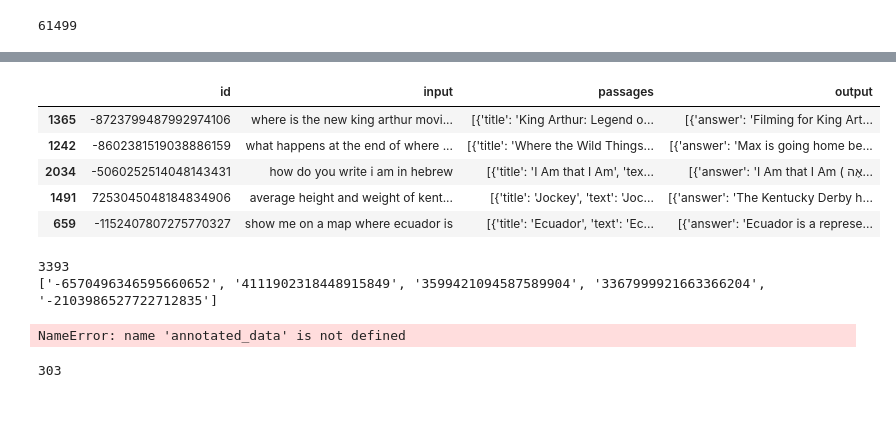
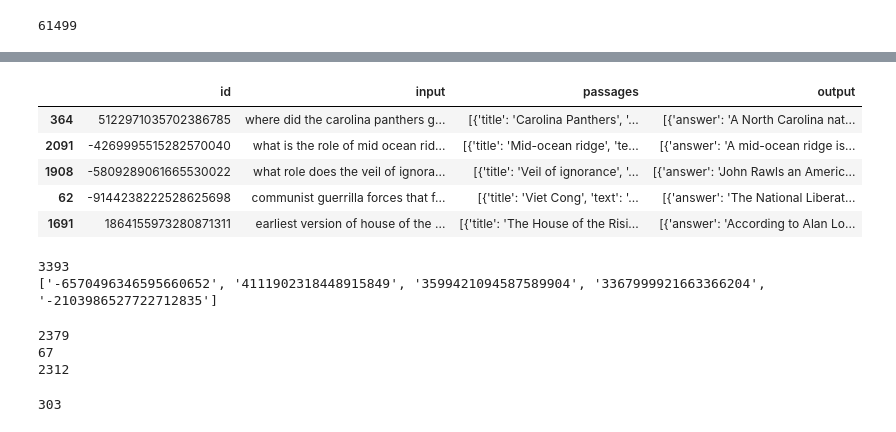
Before and after one commit to primeqa/primeqa, a Jupyter notebook: notebooks/lfqa/generate_appen_data.ipynb, the cells around one changed output, grey strips where cells are left out. Cells and saved outputs as stored; diff of their text form; code cells hidden in the pictures.

Commit message:
data updates and retrieval

```diff
--- a/notebooks/lfqa/generate_appen_data.ipynb
+++ b/notebooks/lfqa/generate_appen_data.ipynb
@@ -189,16 +260,16 @@ NameError: name 'train_data' is not defined
 # %%
 # load final data and split into train and dev
 import pandas as pd
 
-annotated_data = pd.read_json("/dccstor/srosent2/generative/appen/NQ_formatted_answered_multiple-9.15.23.json", dtype={'id':str}, lines=True)
+annotated_data = pd.read_json("/dccstor/srosent2/generative/appen/NQ_formatted_answered_multiple-11.16.23.json", dtype={'id':str}, lines=True)
 annotated_data.sample(5)
 # %% [output]
 |  | id | input | passages | output |
-| 1365 | -8723799487992974106 | where is the new king arthur movi... | [{'title': 'King Arthur: Legend o... | [{'answer': 'Filming for King Art... |
-| 1242 | -8602381519038886159 | what happens at the end of where ... | [{'title': 'Where the Wild Things... | [{'answer': 'Max is going home be... |
-| 2034 | -5060252514048143431 | how do you write i am in hebrew | [{'title': 'I Am that I Am', 'tex... | [{'answer': 'I Am that I Am ( אֶה... |
-| 1491 | 7253045048184834906 | average height and weight of kent... | [{'title': 'Jockey', 'text': 'Joc... | [{'answer': 'The Kentucky Derby h... |
-| 659 | -1152407807275770327 | show me on a map where ecuador is | [{'title': 'Ecuador', 'text': 'Ec... | [{'answer': 'Ecuador is a represe... |
+| 364 | 5122971035702386785 | where did the carolina panthers g... | [{'title': 'Carolina Panthers', '... | [{'answer': 'A North Carolina nat... |
+| 2091 | -4269995515282570040 | what is the role of mid ocean rid... | [{'title': 'Mid-ocean ridge', 'te... | [{'answer': 'A mid-ocean ridge is... |
+| 1908 | -5809289061665530022 | what role does the veil of ignora... | [{'title': 'Veil of ignorance', '... | [{'answer': 'John Rawls an Americ... |
+| 62 | -9144238222528625698 | communist guerrilla forces that f... | [{'title': 'Viet Cong', 'text': '... | [{'answer': 'The National Liberat... |
+| 1691 | 1864155973280871311 | earliest version of house of the ... | [{'title': 'The House of the Risi... | [{'answer': 'According to Alan Lo... |
 # %%
 dev_ids = []
 
@@ -214,14 +285,16 @@ print(dev_ids[0:5])
 dev_annotated_data = annotated_data[annotated_data['id'].isin(dev_ids)]
 train_annotated_data = annotated_data[~annotated_data['id'].isin(dev_ids)]
 
-train_annotated_data.to_json("/dccstor/srosent2/generative/appen/NQ_formatted_answered_multiple-9.15.23_train.json", lines=True, orient='records')
-dev_annotated_data.to_json("/dccstor/srosent2/generative/appen/NQ_formatted_answered_multiple-9.15.23_dev.json", lines=True, orient='records')
+train_annotated_data.to_json("/dccstor/srosent2/generative/appen/NQ_formatted_answered_multiple-11.16.23_train.json", lines=True, orient='records')
+dev_annotated_data.to_json("/dccstor/srosent2/generative/appen/NQ_formatted_answered_multiple-11.16.23_dev.json", lines=True, orient='records')
 
 print(len(annotated_data))
 print(len(dev_annotated_data))
 print(len(train_annotated_data))
 # %% [output]
-NameError: name 'annotated_data' is not defined
+2379
+67
+2312
 # %%
 single_annotated_data = annotated_data[annotated_data['id'].isin(dev_ids)]
 
```
Also changed, not shown: parts of 12 cells of this notebook, 9 other files.
